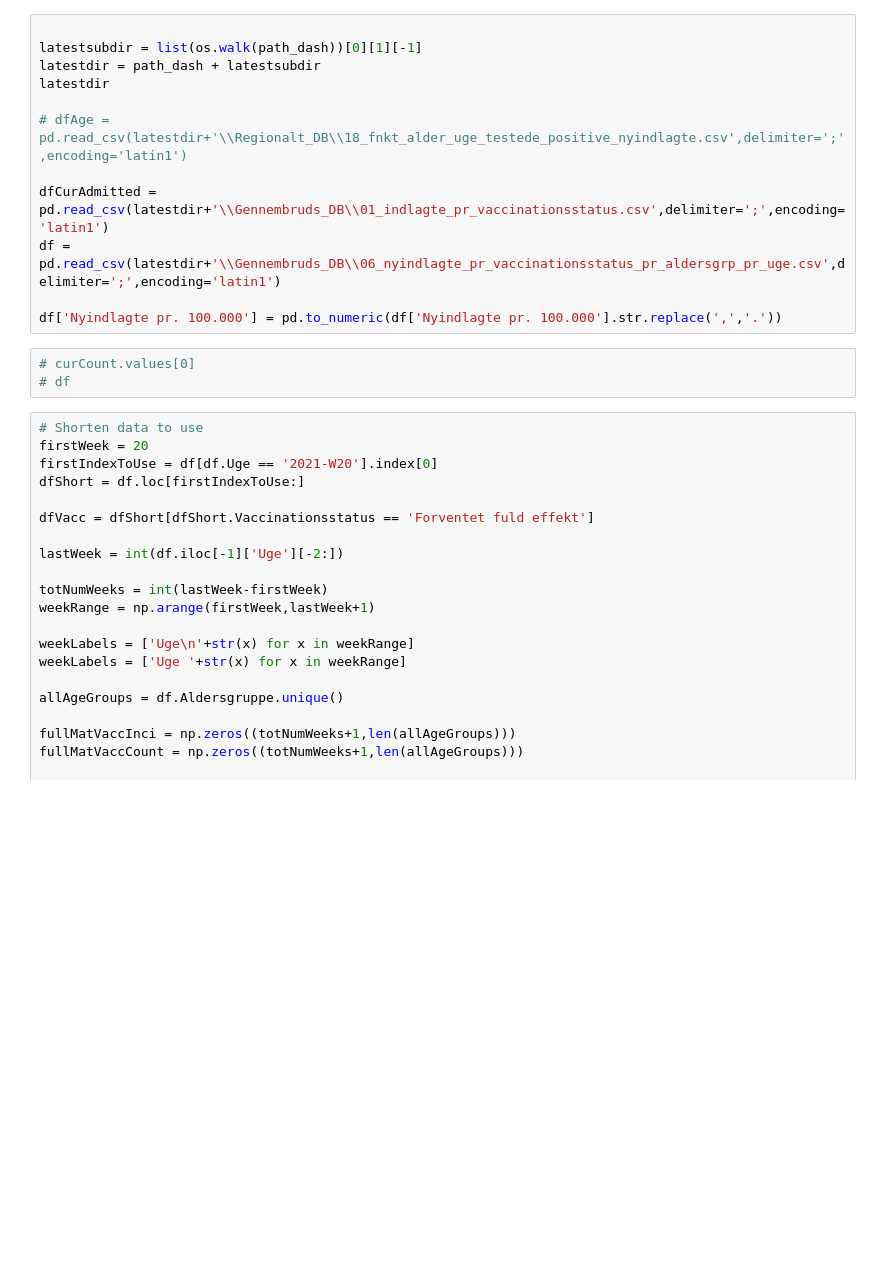
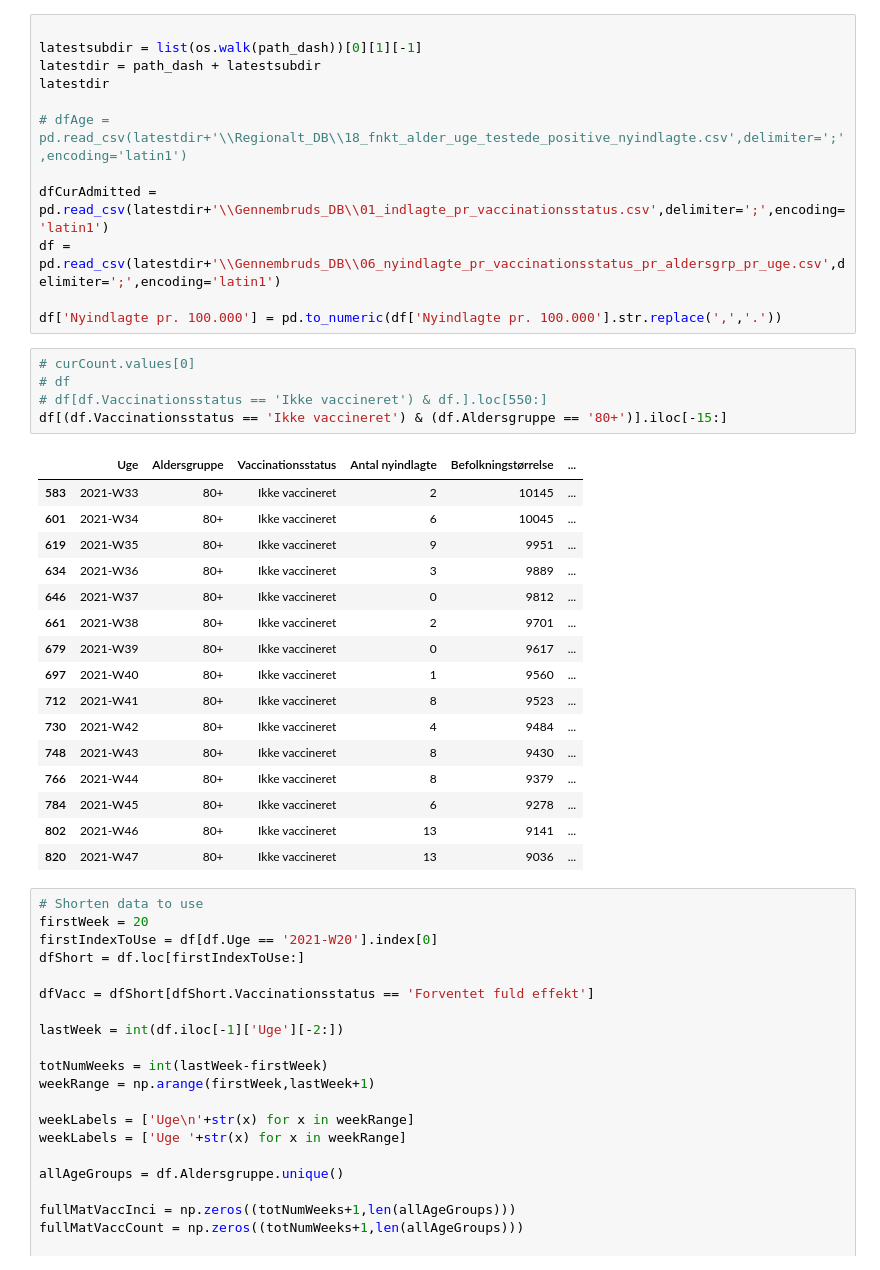
Before and after one commit to PandemiXcenter/PandemiX, a Jupyter notebook: notebooks/BreakthroughHeatmaps.ipynb, the cells around one changed output. Cells and saved outputs as stored; diff of their text form; blank space fills up the shorter version.

```diff
--- a/notebooks/BreakthroughHeatmaps.ipynb
+++ b/notebooks/BreakthroughHeatmaps.ipynb
@@ -79,9 +79,28 @@ dfCurAdmitted = pd.read_csv(latestdir+'\\Gennembruds_DB\\01_indlagte_pr_vaccinat
 df = pd.read_csv(latestdir+'\\Gennembruds_DB\\06_nyindlagte_pr_vaccinationsstatus_pr_aldersgrp_pr_uge.csv',delimiter=';',encoding='latin1')
 
 df['Nyindlagte pr. 100.000'] = pd.to_numeric(df['Nyindlagte pr. 100.000'].str.replace(',','.'))
-# %%
-# curCount.values[0]
-# df
+# %%
+# curCount.values[0]
+# df
+# df[df.Vaccinationsstatus == 'Ikke vaccineret') & df.].loc[550:]
+df[(df.Vaccinationsstatus == 'Ikke vaccineret') & (df.Aldersgruppe == '80+')].iloc[-15:]
+# %% [output]
+|  | Uge | Aldersgruppe | Vaccinationsstatus | Antal nyindlagte | Befolkningstørrelse | ... |
+| 583 | 2021-W33 | 80+ | Ikke vaccineret | 2 | 10145 | ... |
+| 601 | 2021-W34 | 80+ | Ikke vaccineret | 6 | 10045 | ... |
+| 619 | 2021-W35 | 80+ | Ikke vaccineret | 9 | 9951 | ... |
+| 634 | 2021-W36 | 80+ | Ikke vaccineret | 3 | 9889 | ... |
+| 646 | 2021-W37 | 80+ | Ikke vaccineret | 0 | 9812 | ... |
+| 661 | 2021-W38 | 80+ | Ikke vaccineret | 2 | 9701 | ... |
+| 679 | 2021-W39 | 80+ | Ikke vaccineret | 0 | 9617 | ... |
+| 697 | 2021-W40 | 80+ | Ikke vaccineret | 1 | 9560 | ... |
+| 712 | 2021-W41 | 80+ | Ikke vaccineret | 8 | 9523 | ... |
+| 730 | 2021-W42 | 80+ | Ikke vaccineret | 4 | 9484 | ... |
+| 748 | 2021-W43 | 80+ | Ikke vaccineret | 8 | 9430 | ... |
+| 766 | 2021-W44 | 80+ | Ikke vaccineret | 8 | 9379 | ... |
+| 784 | 2021-W45 | 80+ | Ikke vaccineret | 6 | 9278 | ... |
+| 802 | 2021-W46 | 80+ | Ikke vaccineret | 13 | 9141 | ... |
+| 820 | 2021-W47 | 80+ | Ikke vaccineret | 13 | 9036 | ... |
 # %%
 # Shorten data to use
 firstWeek = 20
```
Also changed, not shown: parts of 12 cells of this notebook, 5 other files.
